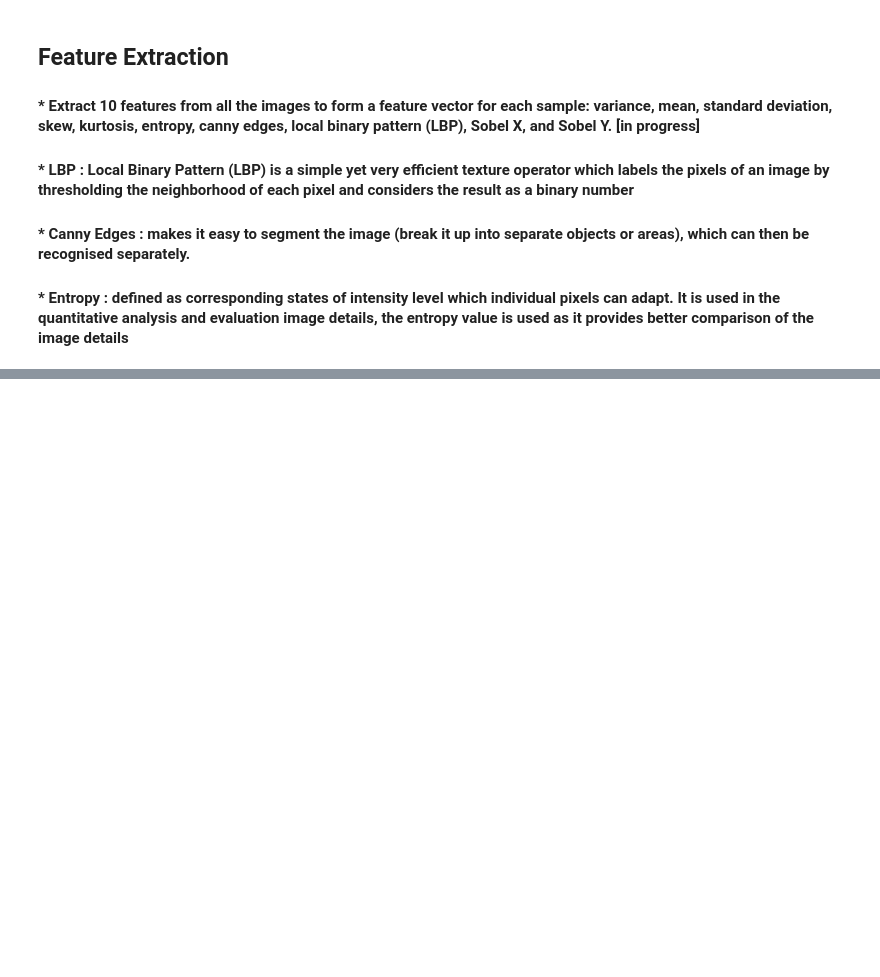
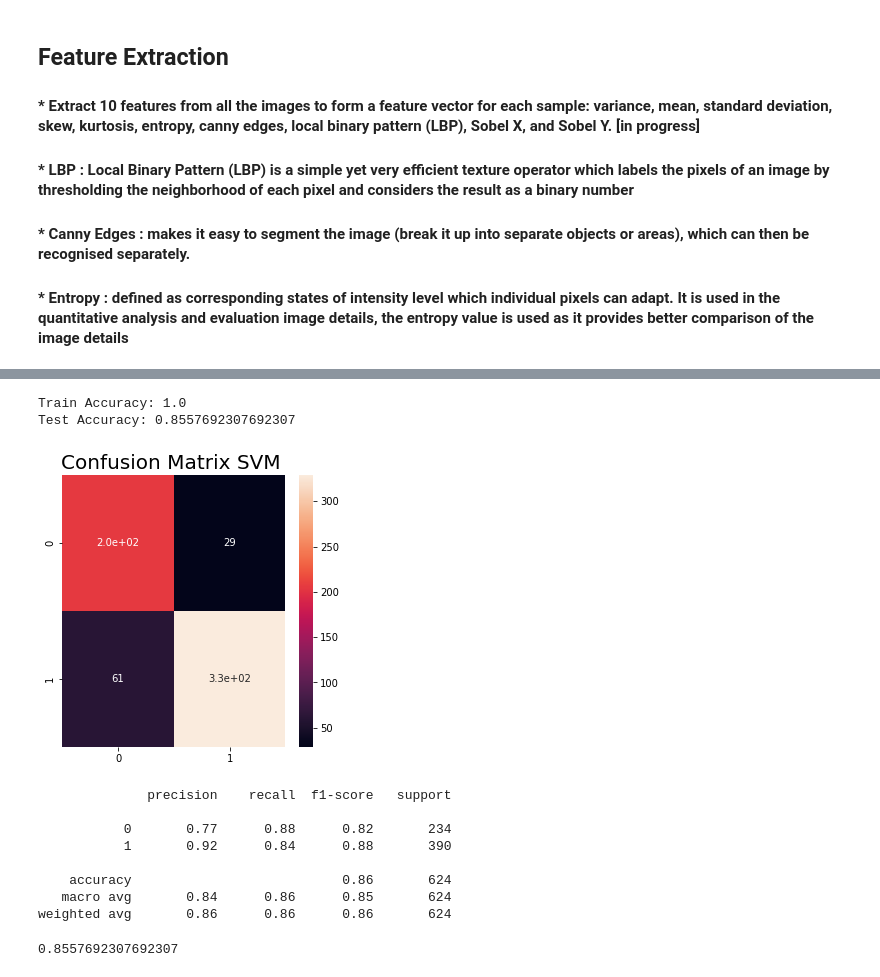
Before and after one commit to rugvedmanoorkar/cmpe255-spring22-final-project, a Jupyter notebook: model-updated.ipynb, the cells around one changed output, grey strips where cells are left out. Saved outputs shown, nothing was run; the diff lists cells and outputs as text; code cells hidden in the pictures; blank space fills up the shorter version.

Commit message:
Kaggle Notebook | model-updated | Version 6

```diff
--- a/model-updated.ipynb
+++ b/model-updated.ipynb
@@ -221,45 +240,57 @@ x_train, y_train = shuffle(x_train,y_train)
 from sklearn.model_selection import cross_val_score
 from sklearn import svm
 from sklearn.metrics import confusion_matrix
 import seaborn as sns
 from sklearn import metrics
 from sklearn.metrics import classification_report
 
-clf = svm.SVC(kernel = "linear", random_state=0,probability = True)
+clf = svm.SVC(kernel = "linear", random_state=0)
 
 #scores = cross_val_score(clf, xtrain, ytrain, cv=5)
 #print(scores)
 #print("Cross validation Accuracy: %0.2f (+/- %0.2f)" % (scores.mean(), scores.std() * 2))
 
 clf.fit(x_train, y_train)
 ypredict_test = clf.predict(x_test)
 #print(clf.score(xtest,ytest))
 
 ypredict_train = clf.predict(x_train)
 print("Train Accuracy:",metrics.accuracy_score(y_train, ypredict_train))
 
 print("Test Accuracy:",metrics.accuracy_score(y_test, ypredict_test))
 
 cm = confusion_matrix(y_test, ypredict_test)
 #cm = confusion_matrix(ytrain, ypredict)
 
 plt.rcParams['figure.figsize'] = (5, 5)
 sns.heatmap(cm, annot = True)
-plt.title('Confusion Matrix', fontsize = 20)
+plt.title('Confusion Matrix SVM ', fontsize = 20)
 plt.show()
 
 print(classification_report(y_test,ypredict_test))
 #print(classification_report(ytrain,ypredict))
+# %% [output]
+Train Accuracy: 1.0
+Test Accuracy: 0.8557692307692307
+[figure, added]
+              precision    recall  f1-score   support
+
+           0       0.77      0.88      0.82       234
+           1       0.92      0.84      0.88       390
+
+    accuracy                           0.86       624
+   macro avg       0.84      0.86      0.85       624
+weighted avg       0.86      0.86      0.86       624
 # %%
 # Save model
 import pickle
-filename = 'finalized_model.sav'
+filename = 'finalized_model_svm.sav'
 pickle.dump(clf, open(filename, 'wb'))
 loaded_model = pickle.load(open(filename, 'rb'))
 result = loaded_model.score(x_test, y_test)
 print(result)
-y_proba = clf.predict_proba(x_test)
-print(y_proba)
+# %% [output]
+0.8557692307692307
 # %%
 #Random Forest
 # %%
```
Also changed, not shown: parts of 8 cells of this notebook.
